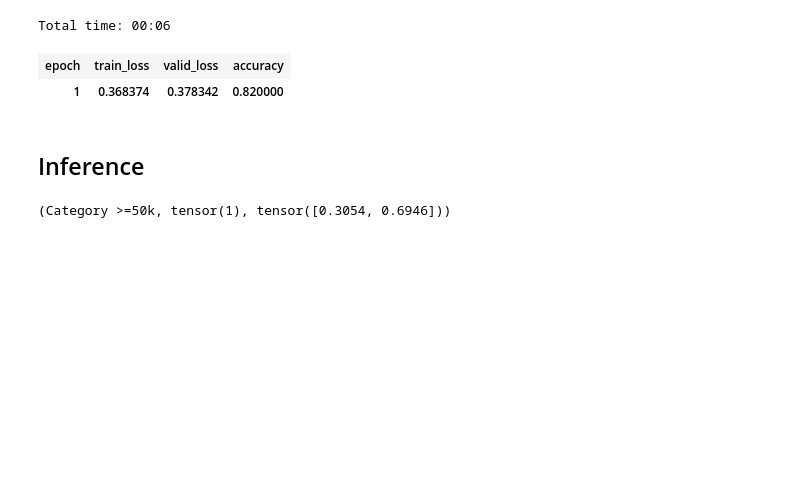
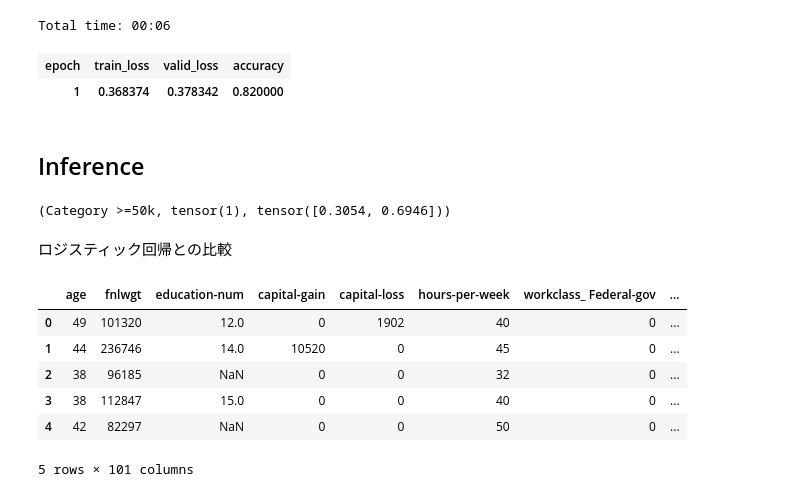
Before and after one commit to mickeykubo/fastai-v1, a Jupyter notebook: lesson4_tabular.ipynb, the cells around one changed output. Cells and saved outputs as stored; diff of their text form; code cells hidden in the pictures; blank space fills up the shorter version.

```diff
--- a/lesson4_tabular.ipynb
+++ b/lesson4_tabular.ipynb
@@ -156,3 +156,16 @@ row = df.iloc[0]
 learn.predict(row)
 # %% [output]
 (Category >=50k, tensor(1), tensor([0.3054, 0.6946]))
+# %% [markdown]
+ロジスティック回帰との比較
+# %%
+df2 = pd.get_dummies(df, drop_first=True) #ダミー変数の最初のものを除く
+df2.head()
+# %% [output]
+|  | age | fnlwgt | education-num | capital-gain | capital-loss | hours-per-week | workclass_ Federal-gov | ... |
+| 0 | 49 | 101320 | 12.0 | 0 | 1902 | 40 | 0 | ... |
+| 1 | 44 | 236746 | 14.0 | 10520 | 0 | 45 | 0 | ... |
+| 2 | 38 | 96185 | NaN | 0 | 0 | 32 | 0 | ... |
+| 3 | 38 | 112847 | 15.0 | 0 | 0 | 40 | 0 | ... |
+| 4 | 42 | 82297 | NaN | 0 | 0 | 50 | 0 | ... |
+5 rows × 101 columns
```
Also changed, not shown: parts of 4 cells of this notebook.
